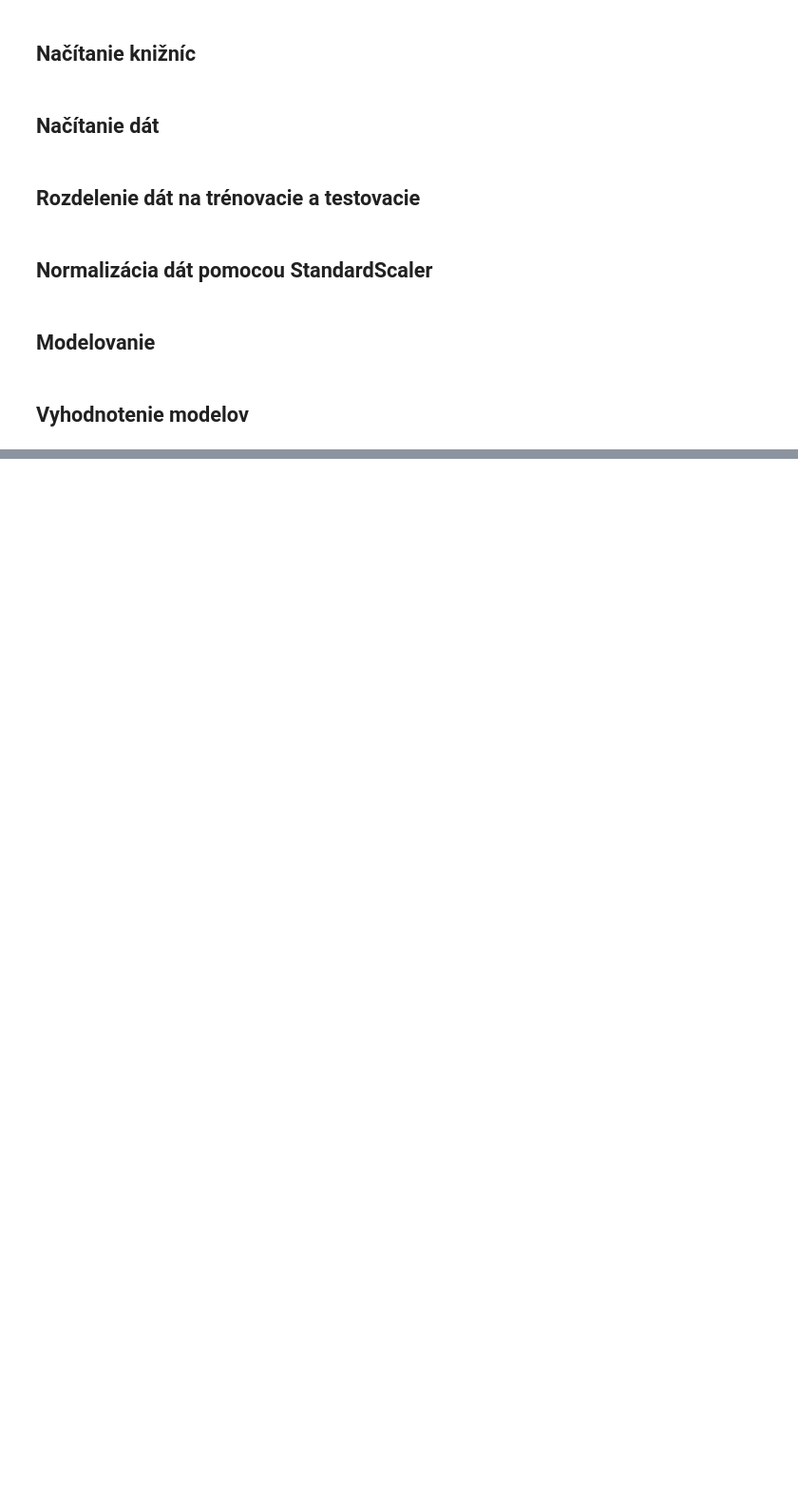
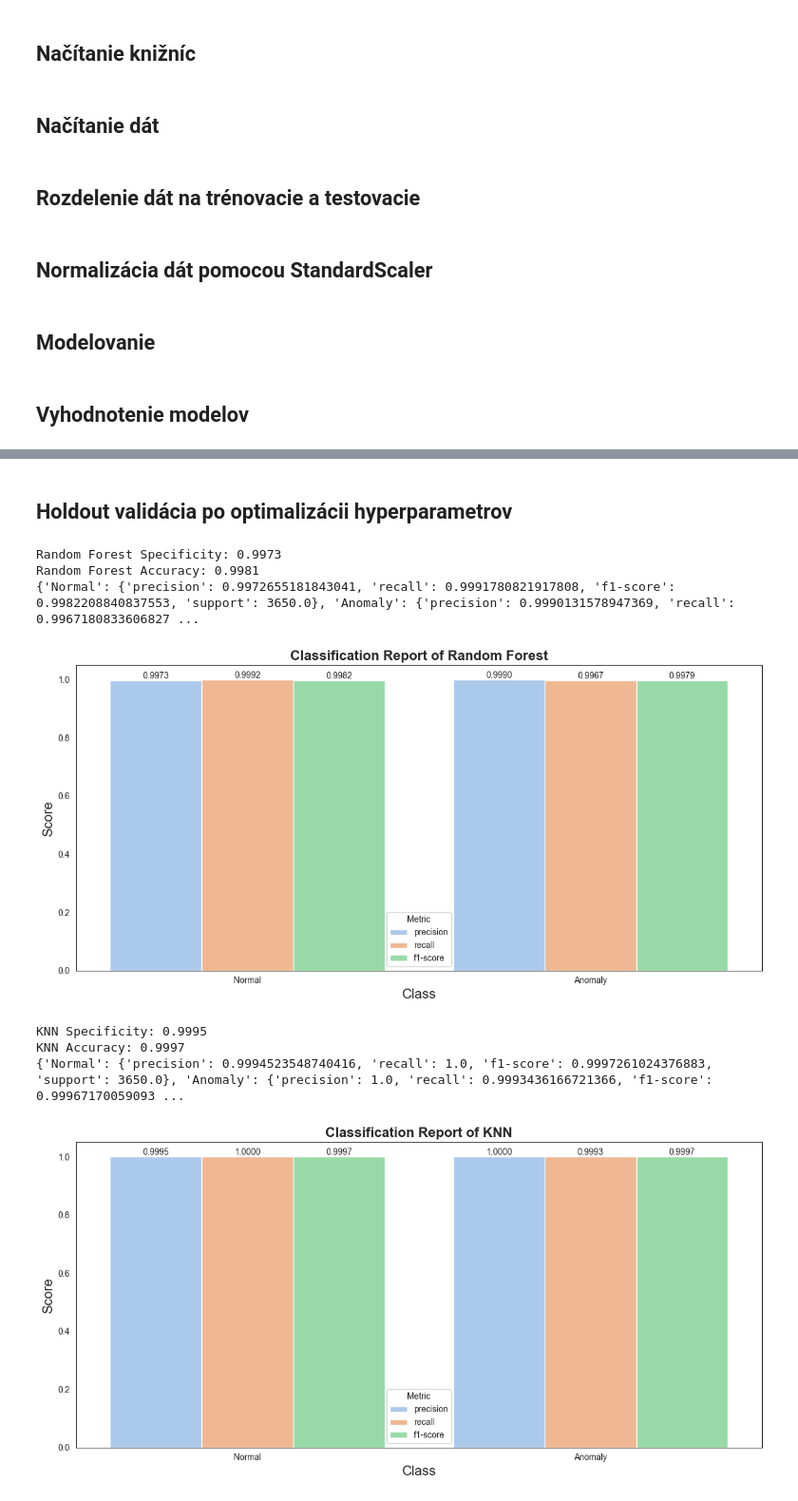
Before and after one commit to M4jkky/CRISP-DataMining, a Jupyter notebook: modeling_1.ipynb, the cells around one changed output, grey strips where cells are left out. Shown at 95% size. Cells and saved outputs as stored; diff of their text form; code cells hidden in the pictures; blank space fills up the shorter version.

```diff
--- a/modeling_1.ipynb
+++ b/modeling_1.ipynb
@@ -121,0 +174,68 @@ KNN Cross Validation Accuracy: 0.9829 (+/- 0.0023)
+# %% [markdown]
+## Holdout validácia po optimalizácii hyperparametrov
+# %%
+for name, model in best_models.items():
+    y_pred = model.predict(X_test)
+    cm = confusion_matrix(y_test, y_pred).T
+    tn, fp, fn, tp = cm.ravel()
+    specificity = tn / (tn + fp)
+    print(f"{name} Specificity: {specificity:.4f}")
+    print(f"{name} Accuracy: {accuracy_score(y_test, y_pred):.4f}")
+    report = classification_report(y_test, y_pred, target_names=target_names, output_dict=True)
+    print(report)
+    report_df = pd.DataFrame(report).transpose().reset_index()
+
+    report_melted = report_df.melt(id_vars='index', value_vars=['precision', 'recall', 'f1-score'], var_name='metric',
+                                   value_name='score')
+    report_melted = report_melted[~report_melted['index'].isin(['macro avg', 'weighted avg', 'accuracy'])]
+
+    plt.figure(figsize=(12, 6))
+    ax = sns.barplot(x='index', y='score', hue='metric', data=report_melted, palette='pastel')
+
+    for container in ax.containers:
+        ax.bar_label(container, fmt='%.4f')
+
+    plt.title(f'Classification Report of {name}', fontsize=16, fontweight='bold')
+    plt.xlabel('Class', fontsize=16)
+    plt.ylabel('Score', fontsize=16)
+    plt.legend(title='Metric')
+    plt.tight_layout()
+    plt.show()
+
+for name, model in best_models.items():
+    cm = confusion_matrix(y_test, model.predict(X_test)).T
+    tn, fp, fn, tp = cm.ravel()
+    annot = [[f'TN\n{tn}', f'FP\n{fp}'], [f'FN\n{fn}', f'TP\n{tp}']]
+
+    sns.heatmap(cm, annot=annot, cmap='Blues', linewidths=5, fmt='', xticklabels=target_names, yticklabels=target_names,
+                cbar=False, annot_kws={'size': 20})
+    plt.title(f'CM of {name}', fontsize=16, fontweight='bold')
+    plt.xlabel('True', fontsize=16)
+    plt.ylabel('Predicted', fontsize=16)
+    plt.tight_layout()
+    plt.show()
+
+for name, model in best_models.items():
+    y_pred = model.predict_proba(X_test)[:, 1]
+    fpr, tpr, _ = roc_curve(y_test, y_pred)
+    roc_auc = auc(fpr, tpr)
+
+    plt.figure(figsize=(12, 6))
+    plt.plot(fpr, tpr, label=f'{name} AUC = {roc_auc:.4f}', color='red', lw=2)
+    plt.plot([0, 1], [0, 1], linestyle='--', color='grey', lw=2)
+    plt.xlabel('False Positive Rate', fontsize=16)
+    plt.ylabel('True Positive Rate', fontsize=16)
+    plt.title(f'ROC curve of {name}', fontsize=16, fontweight='bold')
+    plt.legend(loc='lower right', fontsize=12)
+    plt.grid(True, linestyle='--', alpha=0.7)
+    plt.tight_layout()
+    plt.show()
+# %% [output]
+Random Forest Specificity: 0.9973
+Random Forest Accuracy: 0.9981
+{'Normal': {'precision': 0.9972655181843041, 'recall': 0.9991780821917808, 'f1-score': 0.9982208840837553, 'support': 3650.0}, 'Anomaly': {'precision': 0.9990131578947369, 'recall': 0.9967180833606827 ...
+[figure, added]
+KNN Specificity: 0.9995
+KNN Accuracy: 0.9997
+{'Normal': {'precision': 0.9994523548740416, 'recall': 1.0, 'f1-score': 0.9997261024376883, 'support': 3650.0}, 'Anomaly': {'precision': 1.0, 'recall': 0.9993436166721366, 'f1-score': 0.99967170059093 ...
+[figure, added]
```
Also changed, not shown: parts of 5 cells of this notebook.
